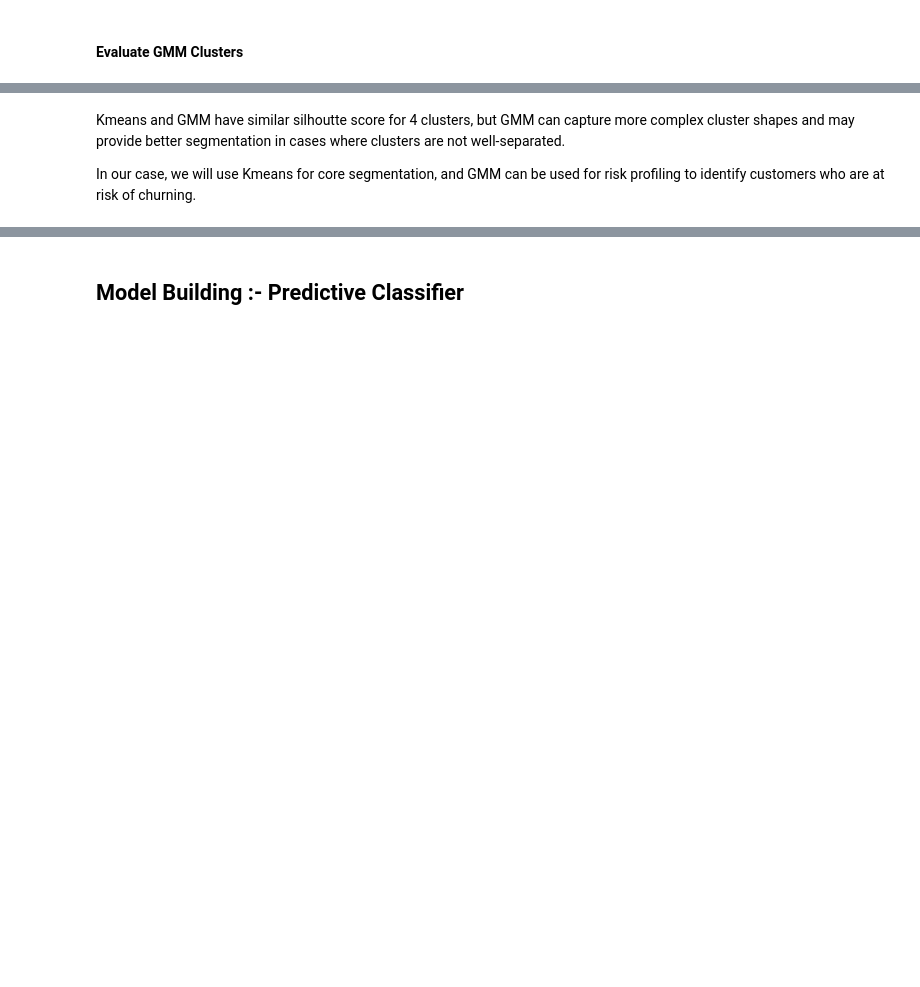
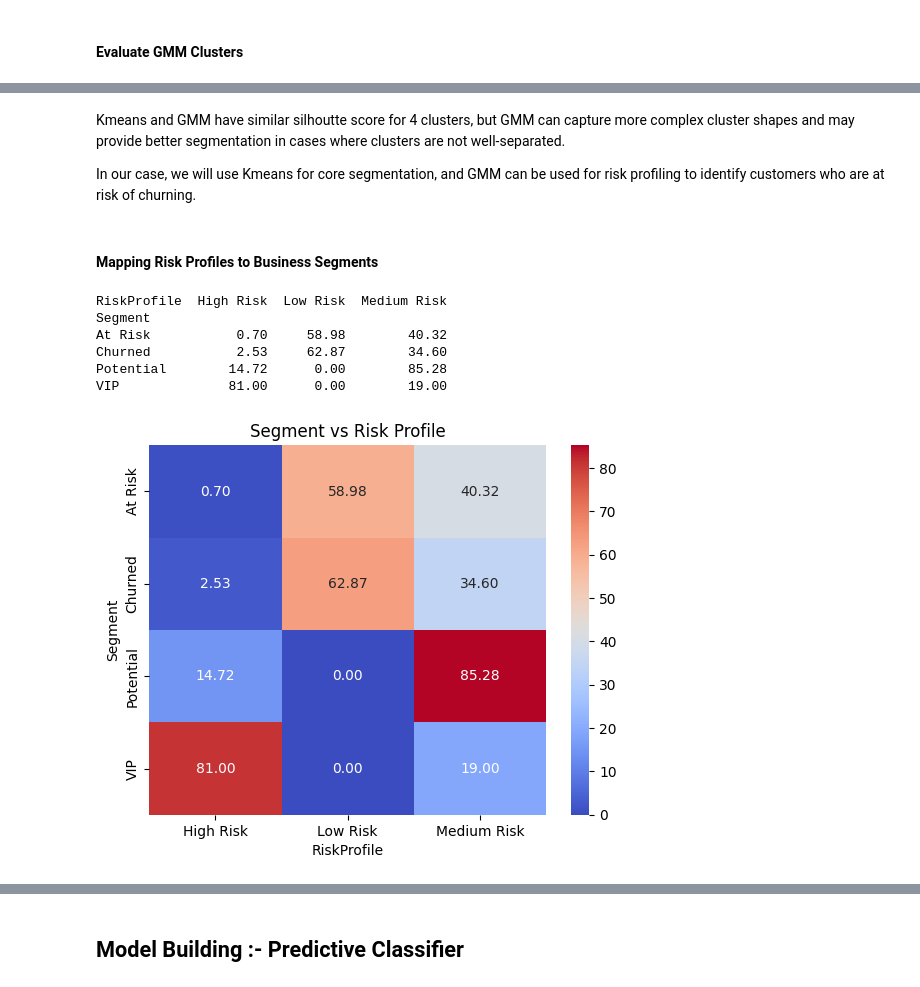
Before and after one commit to Tusharnalawade11/Ecom-Customer-Segregation, a Jupyter notebook: customer-segmentation.ipynb, the cells around one changed output, grey strips where cells are left out. Saved outputs shown, nothing was run; the diff lists cells and outputs as text; code cells hidden in the pictures; blank space fills up the shorter version.

```diff
--- a/customer-segmentation.ipynb
+++ b/customer-segmentation.ipynb
@@ -566,4 +563,22 @@ print(f"{k}, score:{score:.4f}")
-# %% [markdown]
-Kmeans and GMM have similar silhoutte score for 4 clusters, but GMM can capture more complex cluster shapes and may provide better segmentation in cases where clusters are not well-separated.
-
-In our case, we will use Kmeans for core segmentation, and GMM can be used for risk profiling to identify customers who are at risk of churning.
+# %% [markdown]
+Kmeans and GMM have similar silhoutte score for 4 clusters, but GMM can capture more complex cluster shapes and may provide better segmentation in cases where clusters are not well-separated.
+
+In our case, we will use Kmeans for core segmentation, and GMM can be used for risk profiling to identify customers who are at risk of churning.
+# %% [markdown]
+#### Mapping Risk Profiles to Business Segments
+# %%
+seg_risk_matrix_pct = pd.crosstab(rfm_data["Segment"], rfm_data["RiskProfile"],  normalize='index') * 100
+print(seg_risk_matrix_pct.round(2))
+# %% [output]
+RiskProfile  High Risk  Low Risk  Medium Risk
+Segment
+At Risk           0.70     58.98        40.32
+Churned           2.53     62.87        34.60
+Potential        14.72      0.00        85.28
+VIP              81.00      0.00        19.00
+# %%
+sb.heatmap(seg_risk_matrix_pct, annot=True, fmt=".2f", cmap="coolwarm")
+plt.title("Segment vs Risk Profile")
+plt.show()
+# %% [output]
+[figure, added]
```
Also changed, not shown: parts of 29 cells of this notebook, 3 other files.
